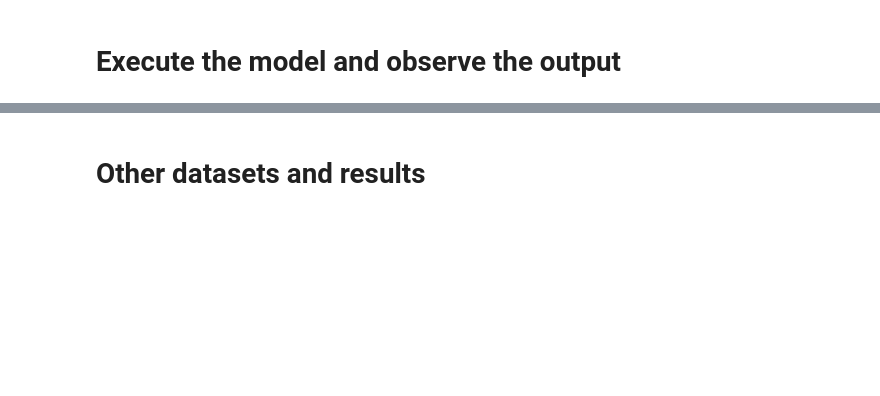
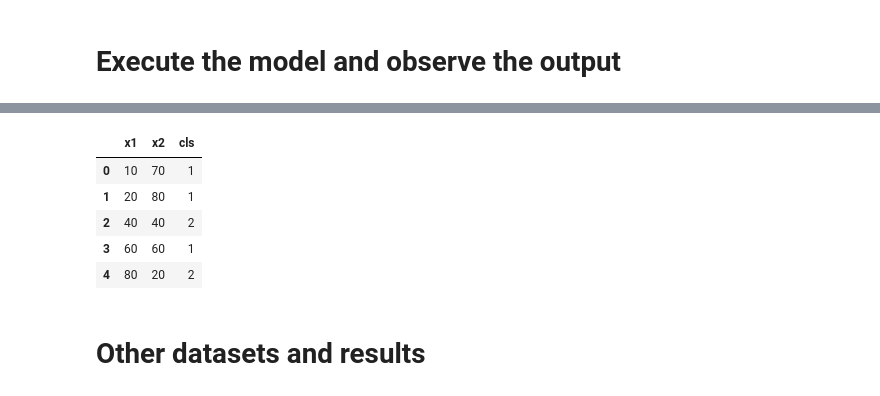
Before and after one commit to OmerTurk1/ML-From-Scratch, a Jupyter notebook: NeighbourClusterer.ipynb, the cells around one changed output, grey strips where cells are left out. Cells and saved outputs as stored; diff of their text form; code cells hidden in the pictures; blank space fills up the shorter version.

```diff
--- a/NeighbourClusterer.ipynb
+++ b/NeighbourClusterer.ipynb
@@ -182,3 +239,17 @@ n_clusterer.plot(classed_df)
+# %%
+test_df = pd.DataFrame({
+    "x1":[10,20,40,60,80],
+    "x2":[70,80,40,60,20]
+})# classes are 1,1,2,1,2 respectively
+pred_df = n_clusterer.predict(test_df)
+pred_df
+# %% [output]
+|  | x1 | x2 | cls |
+| 0 | 10 | 70 | 1 |
+| 1 | 20 | 80 | 1 |
+| 2 | 40 | 40 | 2 |
+| 3 | 60 | 60 | 1 |
+| 4 | 80 | 20 | 2 |
 # %% [markdown]
 # Other datasets and results
 # %%
```
Also changed, not shown: parts of 8 cells of this notebook.
